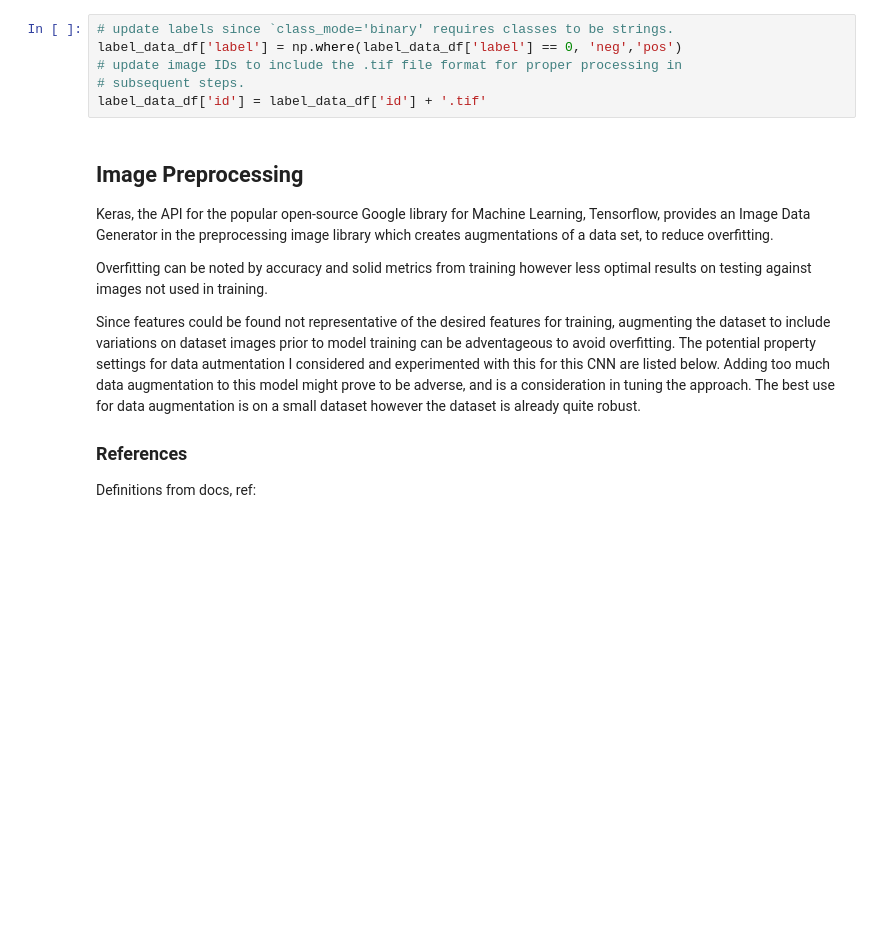
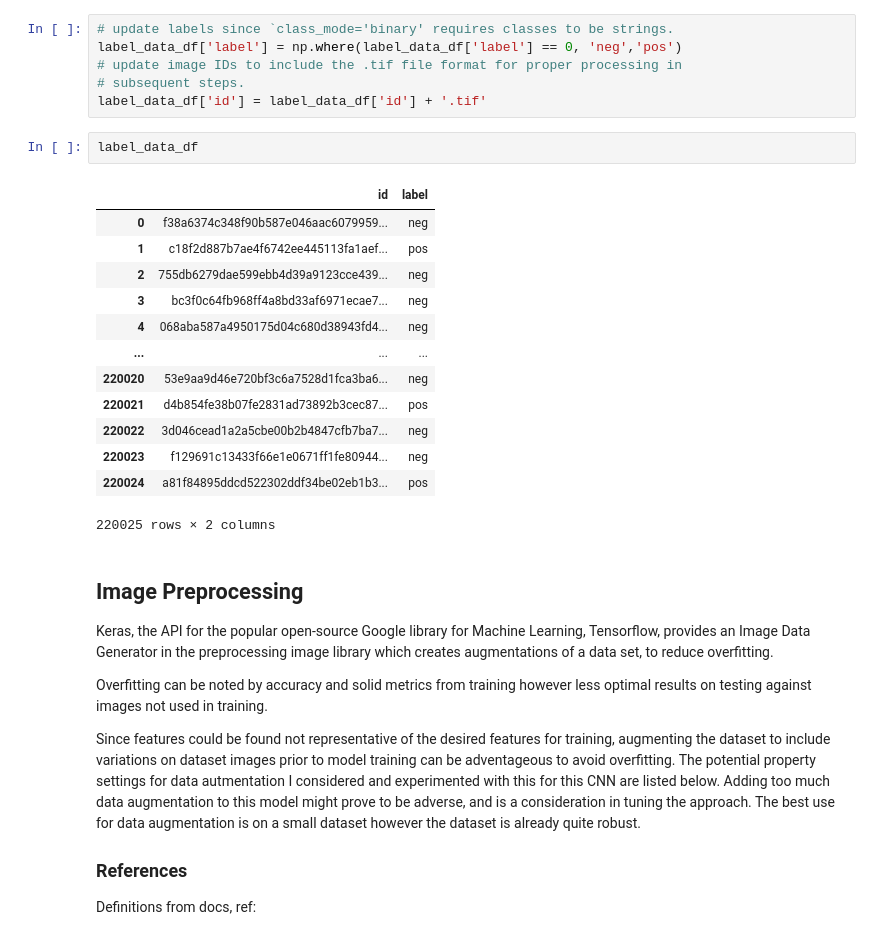
Before and after one commit to johnsocf/CSCI_3202_HW_5, a Jupyter notebook: hw5.ipynb, the cells around one changed output. Cells and saved outputs as stored; diff of their text form; blank space fills up the shorter version.

```diff
--- a/hw5.ipynb
+++ b/hw5.ipynb
@@ -360,6 +443,22 @@ label_data_df['label'] = np.where(label_data_df['label'] == 0, 'neg','pos')
 # update image IDs to include the .tif file format for proper processing in
 # subsequent steps.
 label_data_df['id'] = label_data_df['id'] + '.tif'
+# %%
+label_data_df
+# %% [output]
+|  | id | label |
+| 0 | f38a6374c348f90b587e046aac6079959... | neg |
+| 1 | c18f2d887b7ae4f6742ee445113fa1aef... | pos |
+| 2 | 755db6279dae599ebb4d39a9123cce439... | neg |
+| 3 | bc3f0c64fb968ff4a8bd33af6971ecae7... | neg |
+| 4 | 068aba587a4950175d04c680d38943fd4... | neg |
+| ... | ... | ... |
+| 220020 | 53e9aa9d46e720bf3c6a7528d1fca3ba6... | neg |
+| 220021 | d4b854fe38b07fe2831ad73892b3cec87... | pos |
+| 220022 | 3d046cead1a2a5cbe00b2b4847cfb7ba7... | neg |
+| 220023 | f129691c13433f66e1e0671ff1fe80944... | neg |
+| 220024 | a81f84895ddcd522302ddf34be02eb1b3... | pos |
+220025 rows × 2 columns
 # %% [markdown]
 ## Image Preprocessing
 
```
Also changed, not shown: parts of 46 cells of this notebook.
